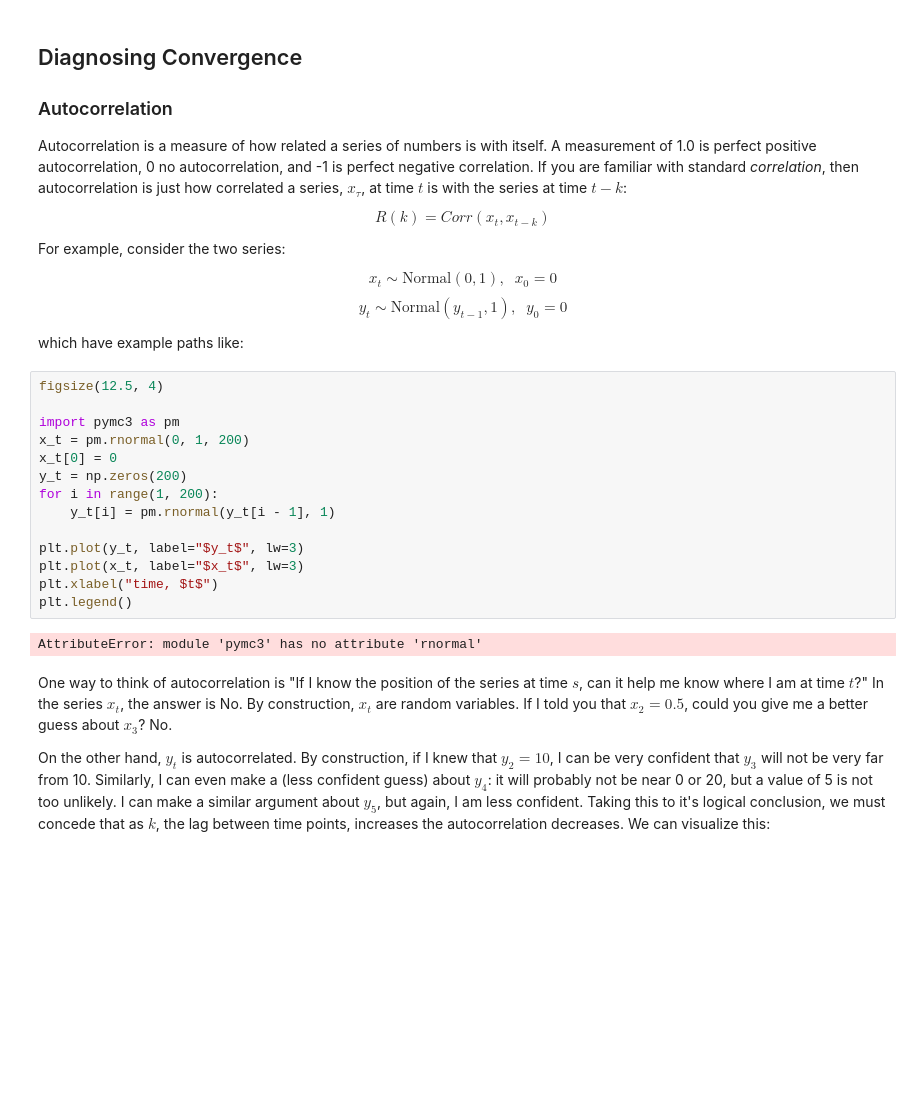
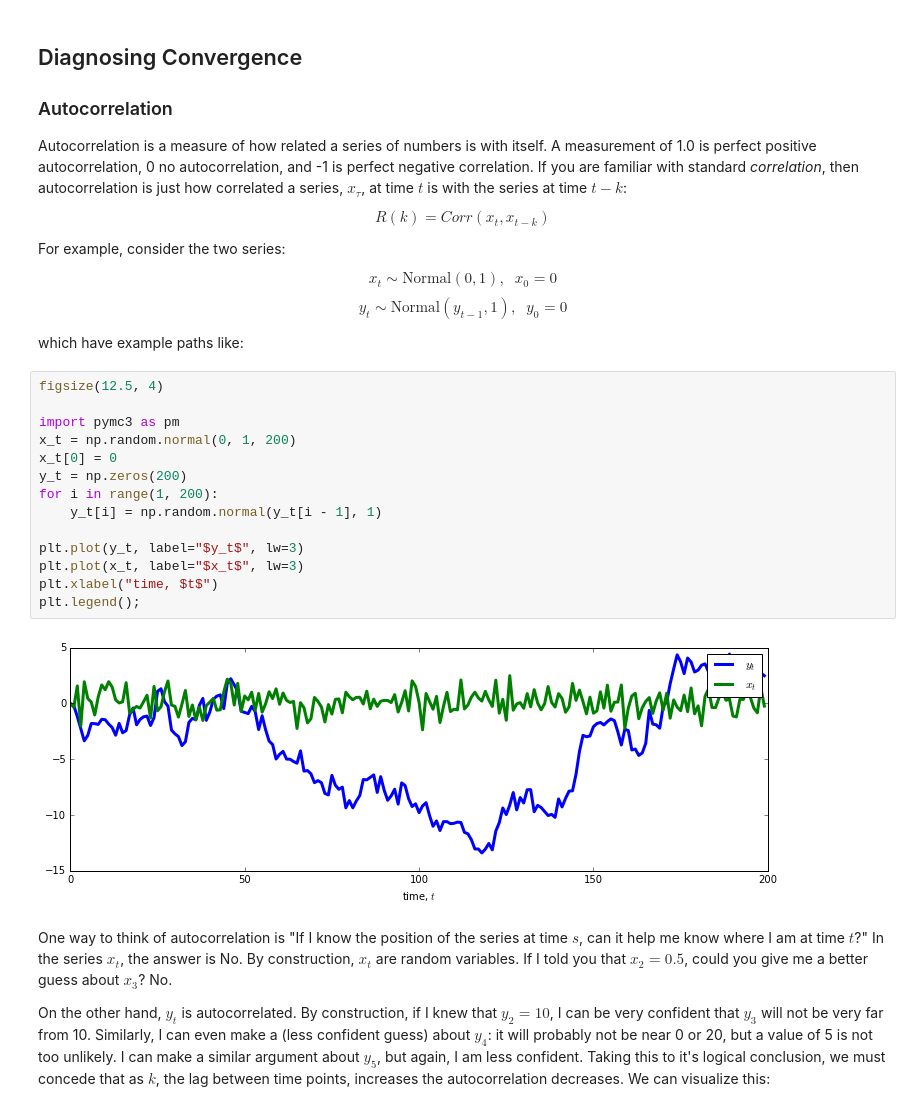
Before and after one commit to quantopian/Probabilistic-Programming-and-Bayesian-Methods-for-Hackers, a Jupyter notebook: Chapter3_MCMC/IntroMCMC.ipynb, the cells around one changed output. Drawn from its saved outputs; the diff is of its cells as text; blank space fills up the shorter version.

```diff
--- a/Chapter3_MCMC/IntroMCMC.ipynb
+++ b/Chapter3_MCMC/IntroMCMC.ipynb
@@ -628,19 +589,19 @@ which have example paths like:
 # %%
 figsize(12.5, 4)
 
 import pymc3 as pm
-x_t = pm.rnormal(0, 1, 200)
+x_t = np.random.normal(0, 1, 200)
 x_t[0] = 0
 y_t = np.zeros(200)
 for i in range(1, 200):
-    y_t[i] = pm.rnormal(y_t[i - 1], 1)
+    y_t[i] = np.random.normal(y_t[i - 1], 1)
 
 plt.plot(y_t, label="$y_t$", lw=3)
 plt.plot(x_t, label="$x_t$", lw=3)
 plt.xlabel("time, $t$")
-plt.legend()
+plt.legend();
 # %% [output]
-AttributeError: module 'pymc3' has no attribute 'rnormal'
+[figure, added]
 # %% [markdown]
 One way to think of autocorrelation is "If I know the position of the series at time $s$, can it help me know where I am at time $t$?" In the series $x_t$, the answer is No. By construction, $x_t$ are random variables. If I told you that $x_2 = 0.5$, could you give me a better guess about $x_3$? No.
 
```
Also changed, not shown: parts of 17 cells of this notebook.
